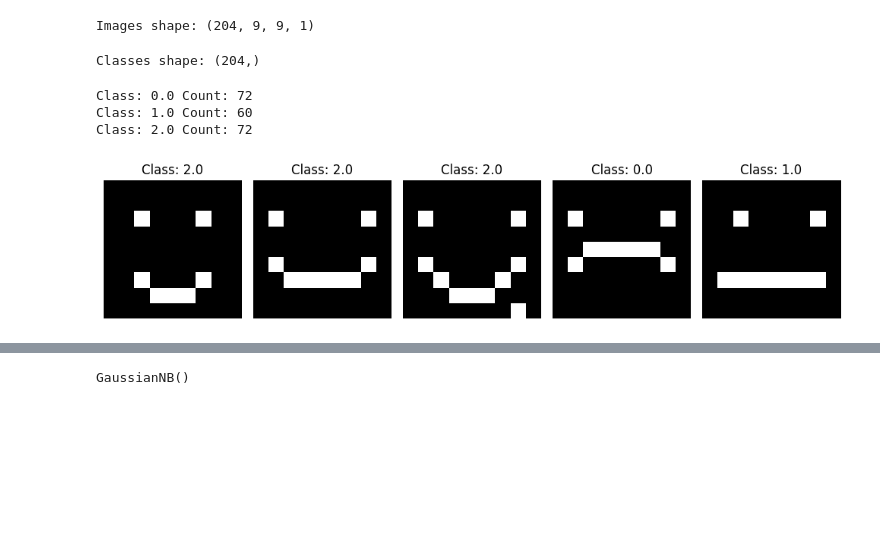
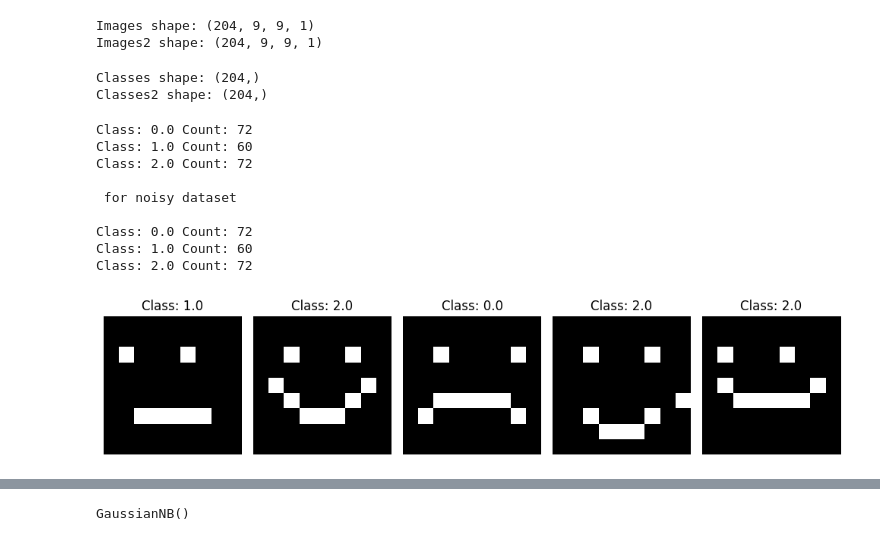
Before and after one commit to epospiky/Machine_Learning_with_Smiley_Dataset, a Jupyter notebook: F21DL.ipynb, the cells around one changed output, grey strips where cells are left out. Drawn from its saved outputs; the diff is of its cells as text; code cells hidden in the pictures; blank space fills up the shorter version.

```diff
--- a/F21DL.ipynb
+++ b/F21DL.ipynb
@@ -18,5 +19,6 @@ from sklearn.metrics import accuracy_score
 # %%
 #loading the images
-images = np.load("/mnt/c/users/admin/desktop/F21DL/smiley_dataset/smiley_X.npy")
+images = np.load("/mnt/c/users/admin/desktop/F21DL/smiley_dataset/smiley_X.npy")#noiseless dataset
+images2 = np.load("/mnt/c/users/admin/desktop/F21DL/smiley_dataset/smiley_noisy_X.npy") #noisy Dataset
 # %%
 #loading the classes
@@ -24,11 +27,15 @@ classes = np.load("/mnt/c/users/admin/desktop/F21DL/smiley_dataset/smiley_Y.npy"
 # %%
 print("Images shape:", images.shape)
+print("Images2 shape:", images2.shape)
 # %% [output]
 Images shape: (204, 9, 9, 1)
+Images2 shape: (204, 9, 9, 1)
 # %%
 print("Classes shape:", classes.shape)
+print("Classes2 shape:", classes2.shape)
 # %% [output]
 Classes shape: (204,)
+Classes2 shape: (204,)
 # %%
 #verifying the number of unique classes with their corresponding leabels
 # Get the unique classes and their counts
@@ -36,21 +43,33 @@ unique_classes, class_counts = np.unique(classes, return_counts=True)
 # Print the unique classes and their counts
 for class_label, count in zip(unique_classes, class_counts):
     print("Class:", class_label, "Count:", count)
+
+print("\n for noisy dataset \n")
+unique_noisy_classes, noisy_class_counts = np.unique(classes2, return_counts=True)
+# Print the unique classes and their counts
+for noisy_class_label, count in zip(unique_noisy_classes, noisy_class_counts):
+    print("Class:", noisy_class_label, "Count:", count)
 # %% [output]
 Class: 0.0 Count: 72
 Class: 1.0 Count: 60
 Class: 2.0 Count: 72
+
+ for noisy dataset
+
+Class: 0.0 Count: 72
+Class: 1.0 Count: 60
+Class: 2.0 Count: 72
 # %%
-# Select some random indices for visualization
-indices = np.random.choice(len(images), size=5, replace=False)
+# Selecting some random from the noisy dataset for visualization
+indices = np.random.choice(len(images2), size=5, replace=False)
 
 # Plot the selected images
 fig, axes = plt.subplots(1, len(indices), figsize=(10, 4))
 for i, index in enumerate(indices):
     axes[i].imshow(images[index, :, :, 0], cmap='gray')
     axes[i].set_title(f"Class: {classes[index]}")
     axes[i].axis('off')
 plt.tight_layout()
 plt.show()
 # %% [output]
-[figure, old version]
+[figure, new version]
```
Also changed, not shown: parts of 29 cells of this notebook.
